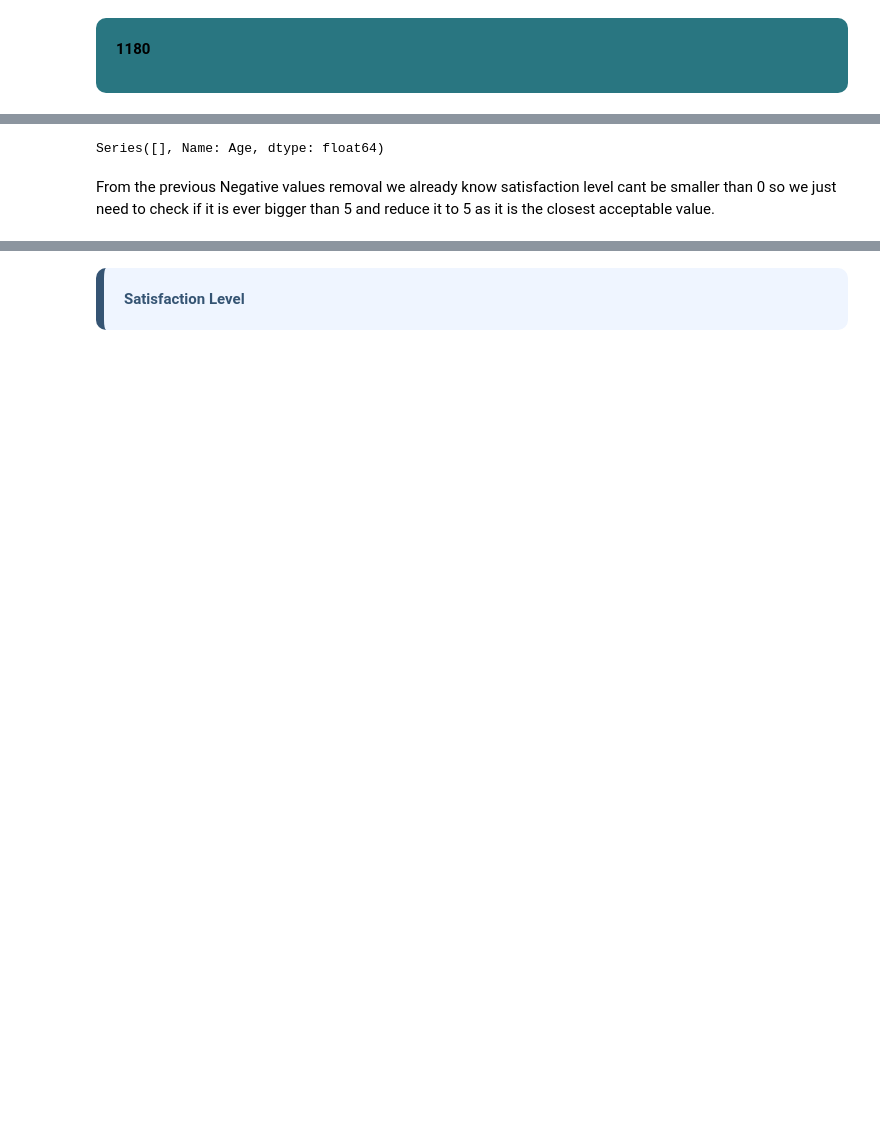
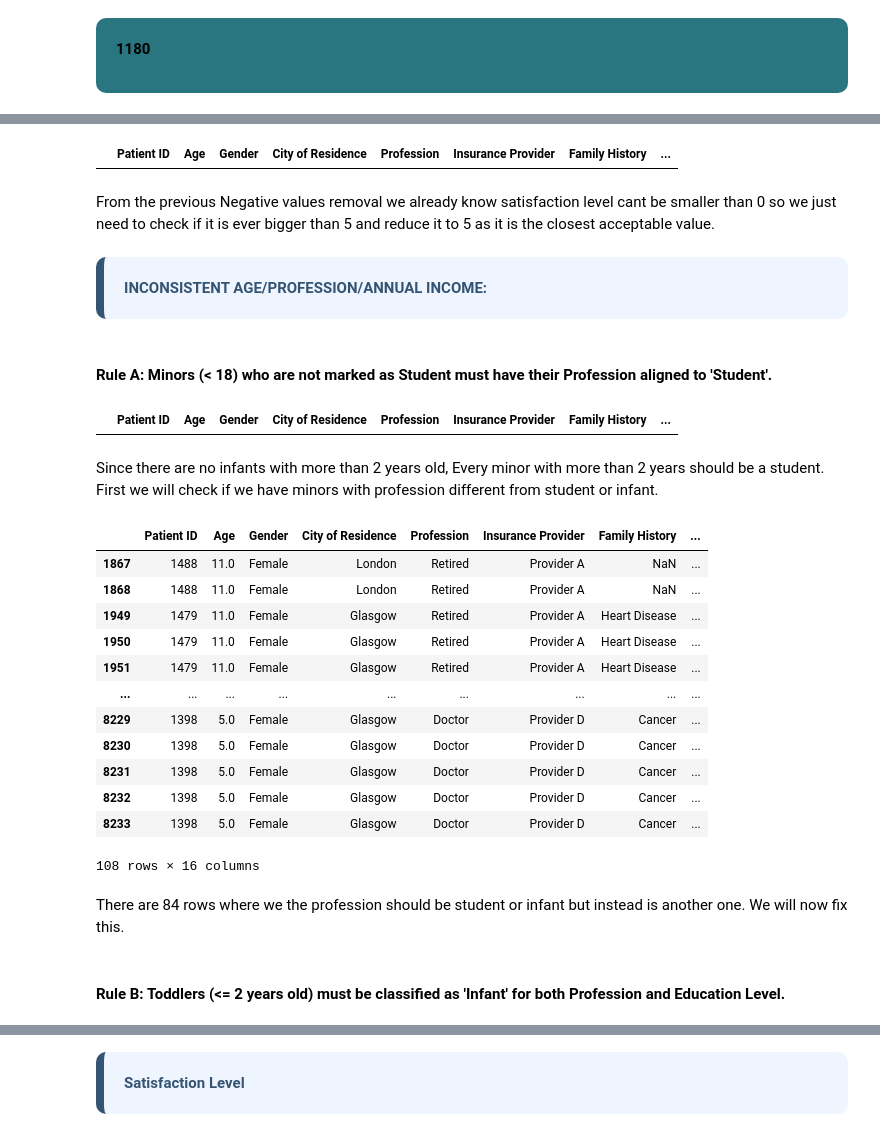
Before and after one commit to martim-dot/Preproc_2627, a Jupyter notebook: atualizado.ipynb, the cells around one changed output, grey strips where cells are left out. Drawn from its saved outputs; the diff is of its cells as text; code cells hidden in the pictures; blank space fills up the shorter version.

```diff
--- a/atualizado.ipynb
+++ b/atualizado.ipynb
@@ -683,6 +515,4 @@ Age
 Name: count, dtype: int64
-# %%
-df.loc[df.index == 1198, 'Age'] = np.nan
 # %% [markdown]
 <div style="background-color:#297681; padding:20px; border-radius:10px; border-left:8px">
 
@@ -695,6 +525,4 @@ Age
 Name: count, dtype: int64
-# %%
-df.loc[df.index == 1198, 'Age'] = np.nan
 # %% [markdown]
 <div style="background-color:#297681; padding:20px; border-radius:10px; border-left:8px">
 
@@ -708,2 +538,2 @@ Name: count, dtype: int64
 # %%
-df.loc[df.index == 1198, 'Age'] = np.nan
+df.loc[df["Age"] > 110, "Age"] -= 100
@@ -712,7 +540,37 @@ There were 103 impossile ages that we transformed in nan
 # %%
-df.loc[df['Age'] > 110, 'Age'] = np.nan
-df.loc[df['Age'] > 110, 'Age']
+df.loc[df['Age'] > 110]
 # %% [output]
-Series([], Name: Age, dtype: float64)
+|  | Patient ID | Age | Gender | City of Residence | Profession | Insurance Provider | Family History | ... |
 # %% [markdown]
 From the previous Negative values removal we already know satisfaction level cant be smaller than 0 so we just need to check if it is ever bigger than 5 and reduce it to 5 as it is the closest acceptable value.
+# %% [markdown]
+<div style="background-color:#EFF5FF; padding:20px; border-radius:10px; border-left:8px solid #355473; color:#355473;">
+  <b> INCONSISTENT AGE/PROFESSION/ANNUAL INCOME: </b>
+# %% [markdown]
+#### Rule A: Minors (< 18) who are not marked as Student must have their Profession aligned to 'Student'.
+# %%
+df.loc[(df['Age']> 2) & (df["Profession"] == "Infant")]
+# %% [output]
+|  | Patient ID | Age | Gender | City of Residence | Profession | Insurance Provider | Family History | ... |
+# %% [markdown]
+Since there are no infants with more than 2 years old, Every minor with more than 2 years should be a student.
+First we will check if we have minors with profession different from student or infant.
+# %%
+df.loc[((df["Age"] < 18) & (df["Profession"] != "Student")) & ((df["Age"] < 18) & (df["Profession"] != "Infant"))]
+# %% [output]
+|  | Patient ID | Age | Gender | City of Residence | Profession | Insurance Provider | Family History | ... |
+| 1867 | 1488 | 11.0 | Female | London | Retired | Provider A | NaN | ... |
+| 1868 | 1488 | 11.0 | Female | London | Retired | Provider A | NaN | ... |
+| 1949 | 1479 | 11.0 | Female | Glasgow | Retired | Provider A | Heart Disease | ... |
+| 1950 | 1479 | 11.0 | Female | Glasgow | Retired | Provider A | Heart Disease | ... |
+| 1951 | 1479 | 11.0 | Female | Glasgow | Retired | Provider A | Heart Disease | ... |
+| ... | ... | ... | ... | ... | ... | ... | ... | ... |
+| 8229 | 1398 | 5.0 | Female | Glasgow | Doctor | Provider D | Cancer | ... |
+| 8230 | 1398 | 5.0 | Female | Glasgow | Doctor | Provider D | Cancer | ... |
+| 8231 | 1398 | 5.0 | Female | Glasgow | Doctor | Provider D | Cancer | ... |
+| 8232 | 1398 | 5.0 | Female | Glasgow | Doctor | Provider D | Cancer | ... |
+| 8233 | 1398 | 5.0 | Female | Glasgow | Doctor | Provider D | Cancer | ... |
+108 rows × 16 columns
+# %% [markdown]
+There are 84 rows where we the profession should be student or infant but instead is another one.
+We will now fix this.
@@ -718,0 +582,2 @@ From the previous Negative values removal we already know satisfaction level can
+# %% [markdown]
+#### Rule B: Toddlers (<= 2 years old) must be classified as 'Infant' for both Profession and Education Level.
```
Also changed, not shown: parts of 91 cells of this notebook.
